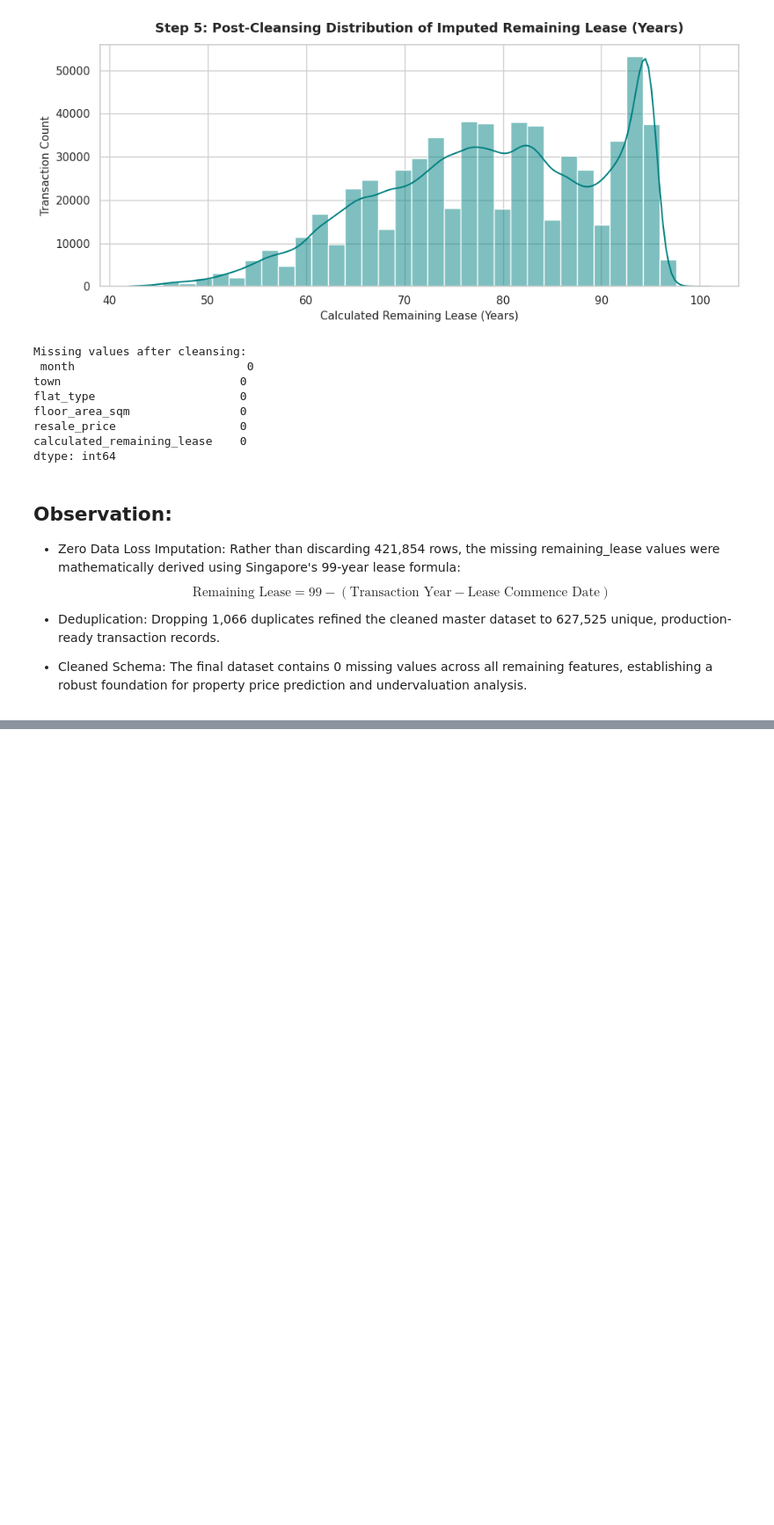
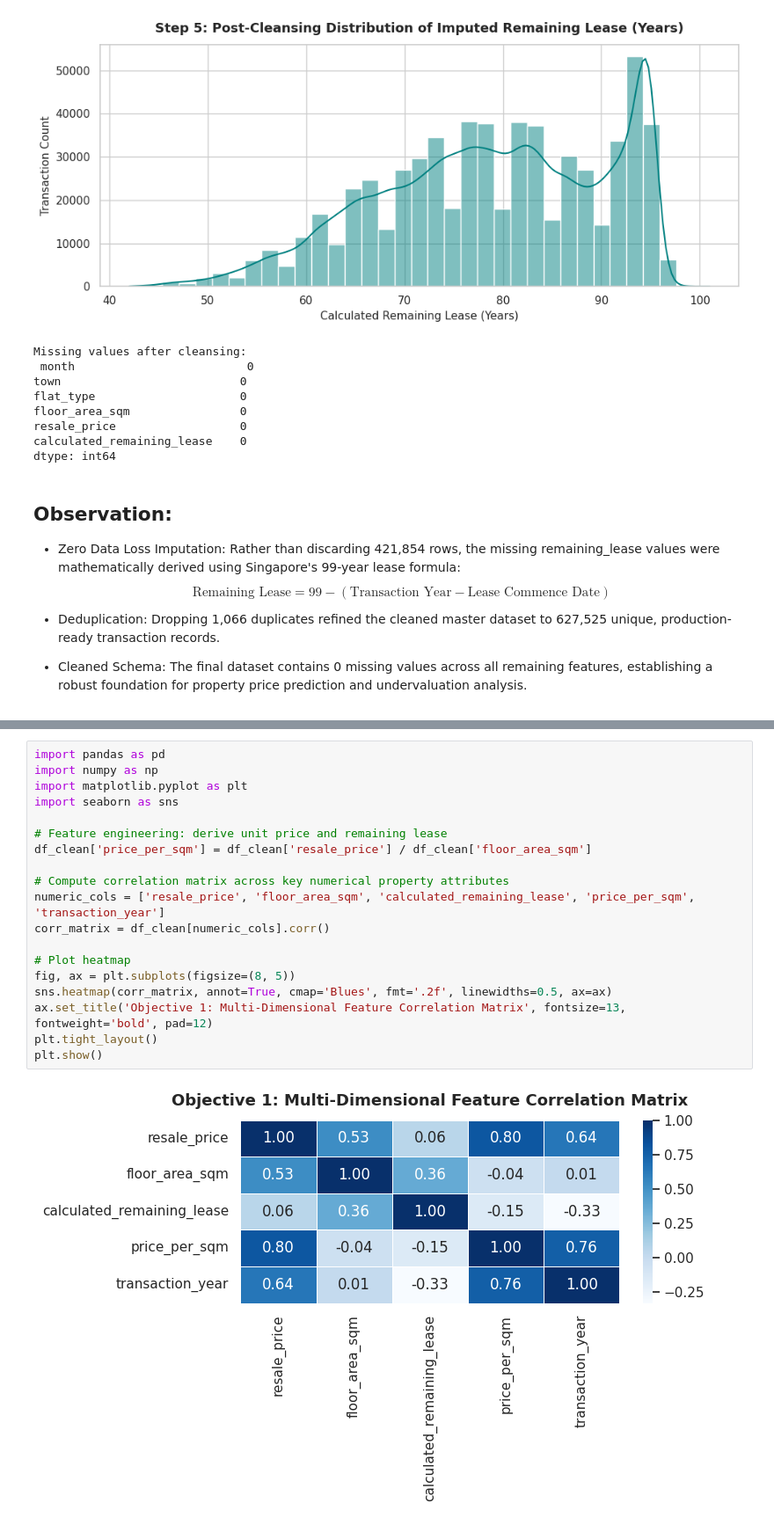
Before and after one commit to Rafeek-Data/Rafeek-Ahamed_Capstone-Project, a Jupyter notebook: Rafeek_Colab_Capstone.ipynb, the cells around one changed output, grey strips where cells are left out. Shown at 88% size. Saved outputs shown, nothing was run; the diff lists cells and outputs as text; blank space fills up the shorter version.

```diff
--- a/Rafeek_Colab_Capstone.ipynb
+++ b/Rafeek_Colab_Capstone.ipynb
@@ -347,0 +284,21 @@ $$\text{Remaining Lease} = 99 - (\text{Transaction Year} - \text{Lease Commence
+# %%
+import pandas as pd
+import numpy as np
+import matplotlib.pyplot as plt
+import seaborn as sns
+
+# Feature engineering: derive unit price and remaining lease
+df_clean['price_per_sqm'] = df_clean['resale_price'] / df_clean['floor_area_sqm']
+
+# Compute correlation matrix across key numerical property attributes
+numeric_cols = ['resale_price', 'floor_area_sqm', 'calculated_remaining_lease', 'price_per_sqm', 'transaction_year']
+corr_matrix = df_clean[numeric_cols].corr()
+
+# Plot heatmap
+fig, ax = plt.subplots(figsize=(8, 5))
+sns.heatmap(corr_matrix, annot=True, cmap='Blues', fmt='.2f', linewidths=0.5, ax=ax)
+ax.set_title('Objective 1: Multi-Dimensional Feature Correlation Matrix', fontsize=13, fontweight='bold', pad=12)
+plt.tight_layout()
+plt.show()
+# %% [output]
+[figure, added]
```
Also changed, not shown: parts of 22 cells of this notebook.
